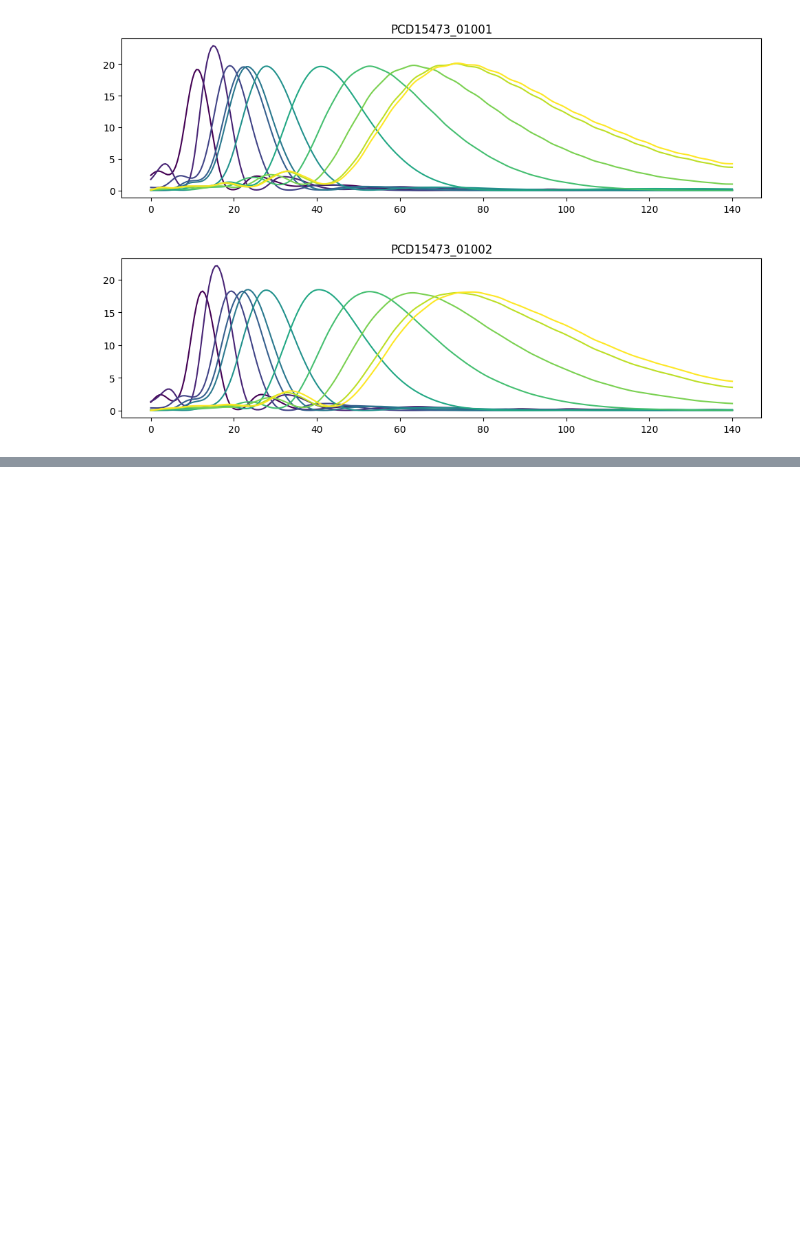
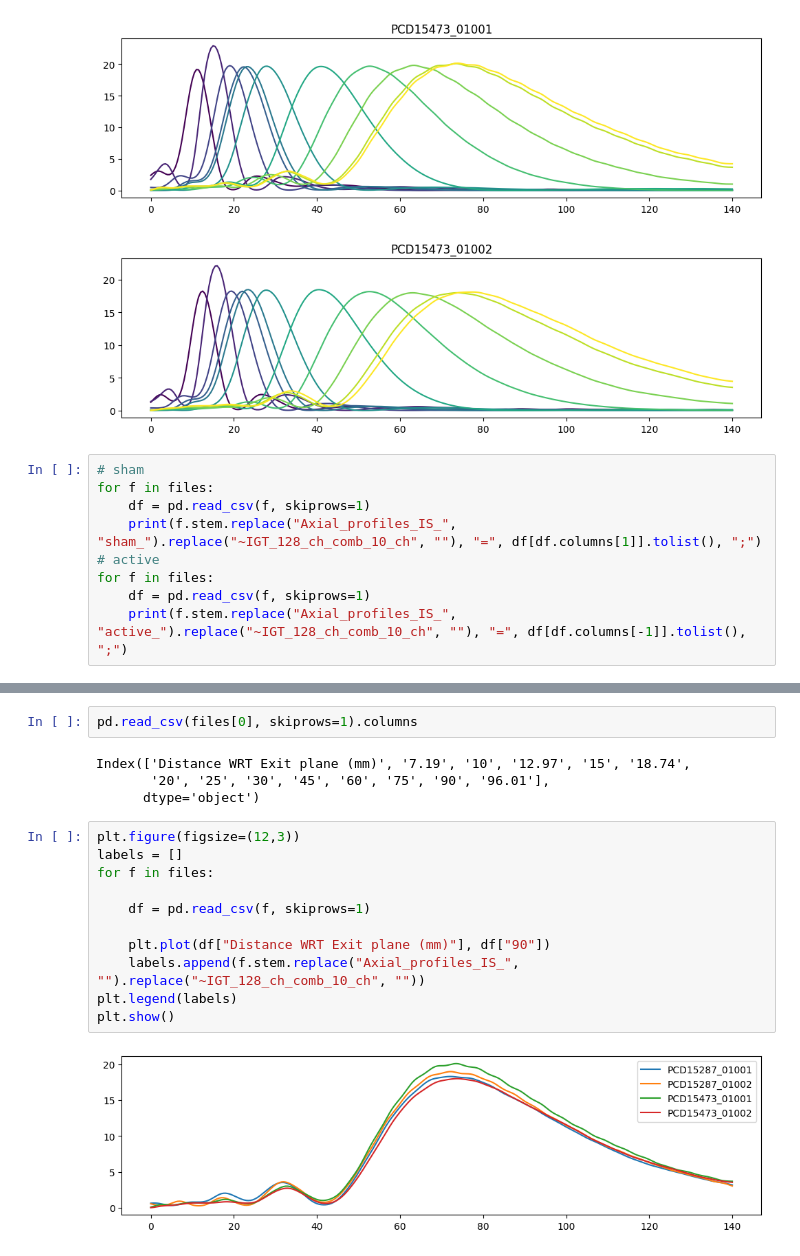
Before and after one commit to neurodream/PRESTUS, a Jupyter notebook: scripts/visualize_IS_profiles.ipynb, the cells around one changed output, grey strips where cells are left out. Drawn from its saved outputs; the diff is of its cells as text; blank space fills up the shorter version.

```diff
--- a/scripts/visualize_IS_profiles.ipynb
+++ b/scripts/visualize_IS_profiles.ipynb
@@ -31,3 +31,12 @@ for f in files:
 [figure]
 [figure]
 [figure]
+# %%
+# sham
+for f in files:
+    df = pd.read_csv(f, skiprows=1)
+    print(f.stem.replace("Axial_profiles_IS_", "sham_").replace("~IGT_128_ch_comb_10_ch", ""), "=", df[df.columns[1]].tolist(), ";")
+# active
+for f in files:
+    df = pd.read_csv(f, skiprows=1)
+    print(f.stem.replace("Axial_profiles_IS_", "active_").replace("~IGT_128_ch_comb_10_ch", ""), "=", df[df.columns[-1]].tolist(), ";")
@@ -33,0 +52,19 @@ for f in files:
+# %%
+pd.read_csv(files[0], skiprows=1).columns
+# %% [output]
+Index(['Distance WRT Exit plane (mm)', '7.19', '10', '12.97', '15', '18.74',
+       '20', '25', '30', '45', '60', '75', '90', '96.01'],
+      dtype='object')
+# %%
+plt.figure(figsize=(12,3))
+labels = []
+for f in files:
+
+    df = pd.read_csv(f, skiprows=1)
+
+    plt.plot(df["Distance WRT Exit plane (mm)"], df["90"])
+    labels.append(f.stem.replace("Axial_profiles_IS_", "").replace("~IGT_128_ch_comb_10_ch", ""))
+plt.legend(labels)
+plt.show()
+# %% [output]
+[figure, added]
```
Also changed, not shown: parts of 2 cells of this notebook, 26 other files.
